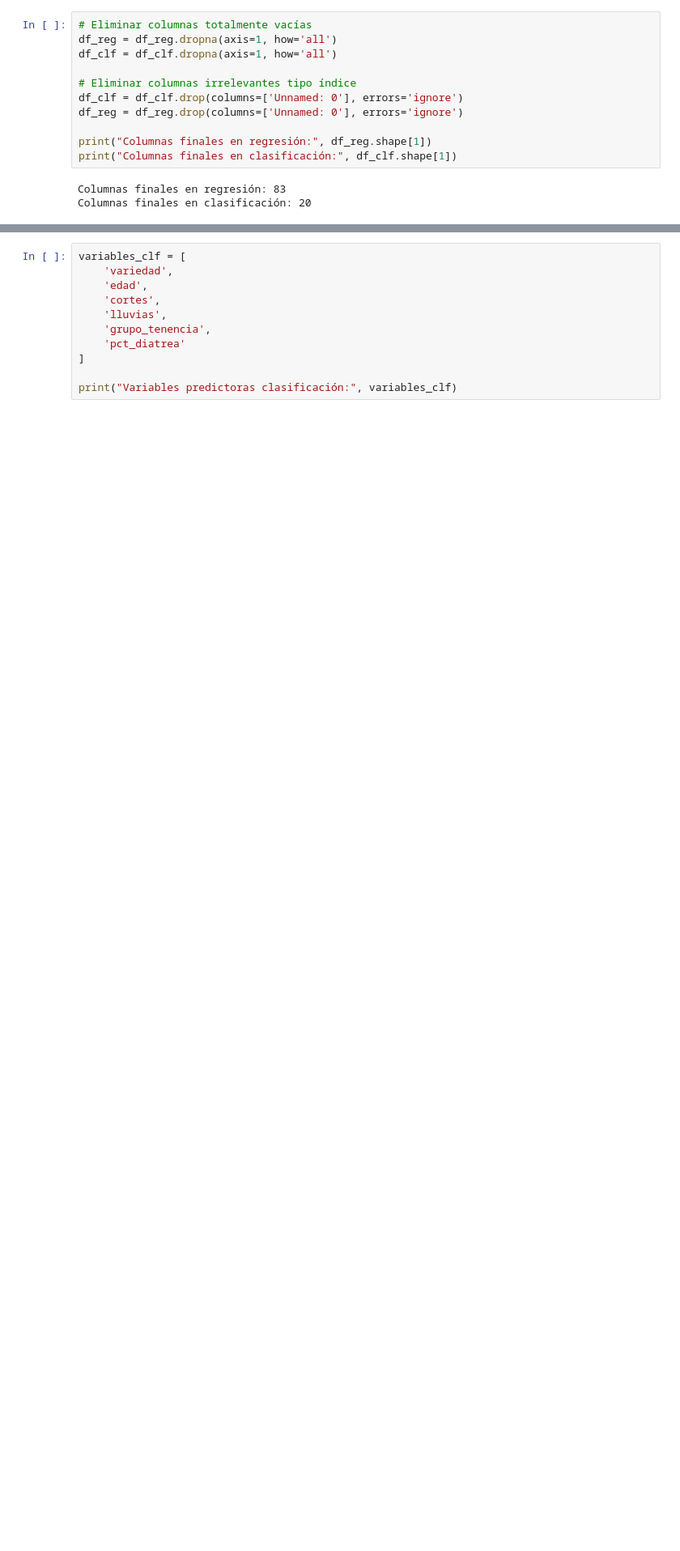
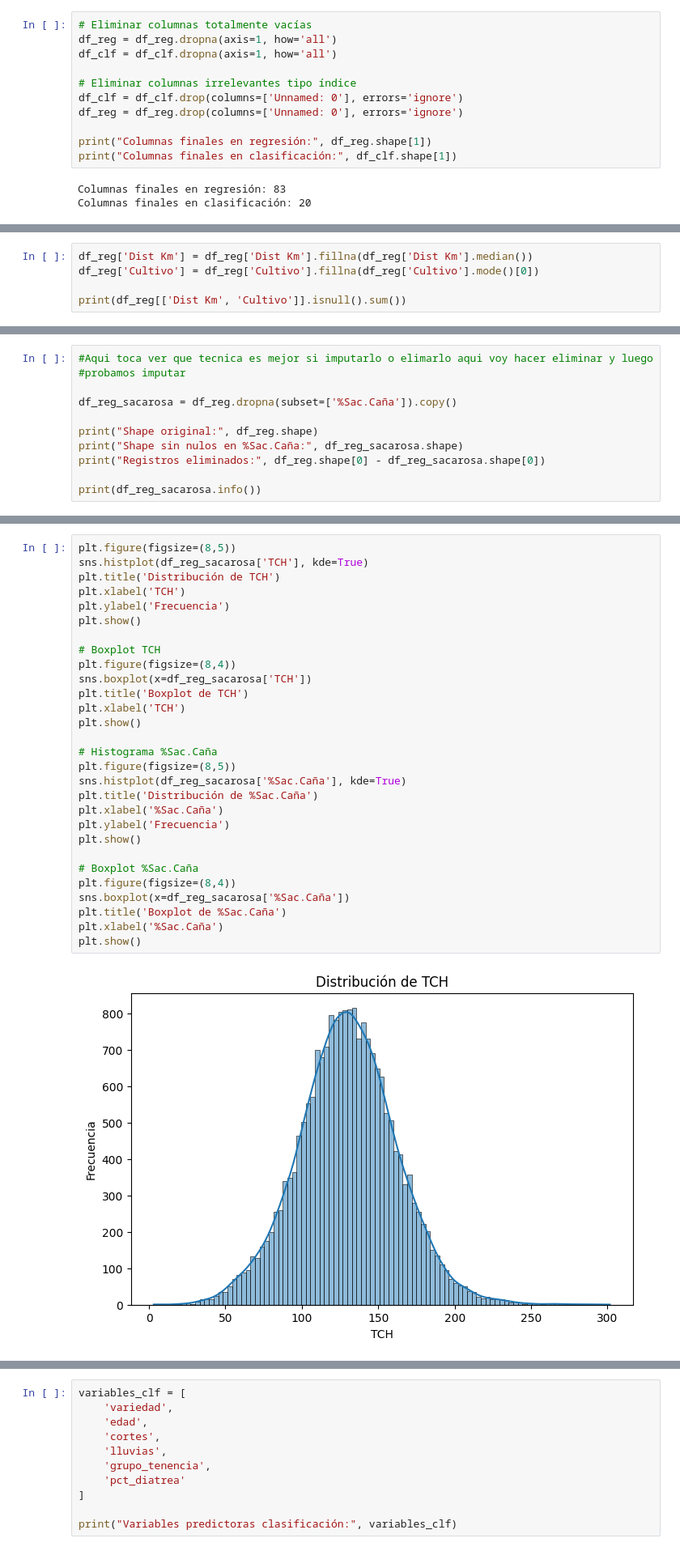
Before and after one commit to luiscadn/ProvidenciaCane-Harvest-Forecasting-ML, a Jupyter notebook: notebooks/01_EDA.ipynb, the cells around one changed output, grey strips where cells are left out. Shown at 81% size. Cells and saved outputs as stored; diff of their text form; blank space fills up the shorter version.

```diff
--- a/notebooks/01_EDA.ipynb
+++ b/notebooks/01_EDA.ipynb
@@ -106,0 +532,5 @@ Variables con altísimo porcentaje de faltantes: por ejemplo Fert.Nitrogen., Ure
+# %%
+df_reg['Dist Km'] = df_reg['Dist Km'].fillna(df_reg['Dist Km'].median())
+df_reg['Cultivo'] = df_reg['Cultivo'].fillna(df_reg['Cultivo'].mode()[0])
+
+print(df_reg[['Dist Km', 'Cultivo']].isnull().sum())
@@ -106,0 +563,11 @@ Variables con altísimo porcentaje de faltantes: por ejemplo Fert.Nitrogen., Ure
+# %%
+#Aqui toca ver que tecnica es mejor si imputarlo o elimarlo aqui voy hacer eliminar y luego
+#probamos imputar
+
+df_reg_sacarosa = df_reg.dropna(subset=['%Sac.Caña']).copy()
+
+print("Shape original:", df_reg.shape)
+print("Shape sin nulos en %Sac.Caña:", df_reg_sacarosa.shape)
+print("Registros eliminados:", df_reg.shape[0] - df_reg_sacarosa.shape[0])
+
+print(df_reg_sacarosa.info())
@@ -106,0 +594,31 @@ Variables con altísimo porcentaje de faltantes: por ejemplo Fert.Nitrogen., Ure
+# %%
+plt.figure(figsize=(8,5))
+sns.histplot(df_reg_sacarosa['TCH'], kde=True)
+plt.title('Distribución de TCH')
+plt.xlabel('TCH')
+plt.ylabel('Frecuencia')
+plt.show()
+
+# Boxplot TCH
+plt.figure(figsize=(8,4))
+sns.boxplot(x=df_reg_sacarosa['TCH'])
+plt.title('Boxplot de TCH')
+plt.xlabel('TCH')
+plt.show()
+
+# Histograma %Sac.Caña
+plt.figure(figsize=(8,5))
+sns.histplot(df_reg_sacarosa['%Sac.Caña'], kde=True)
+plt.title('Distribución de %Sac.Caña')
+plt.xlabel('%Sac.Caña')
+plt.ylabel('Frecuencia')
+plt.show()
+
+# Boxplot %Sac.Caña
+plt.figure(figsize=(8,4))
+sns.boxplot(x=df_reg_sacarosa['%Sac.Caña'])
+plt.title('Boxplot de %Sac.Caña')
+plt.xlabel('%Sac.Caña')
+plt.show()
+# %% [output]
+[figure, added]
```
Also changed, not shown: parts of 64 cells of this notebook, 1 other file.
